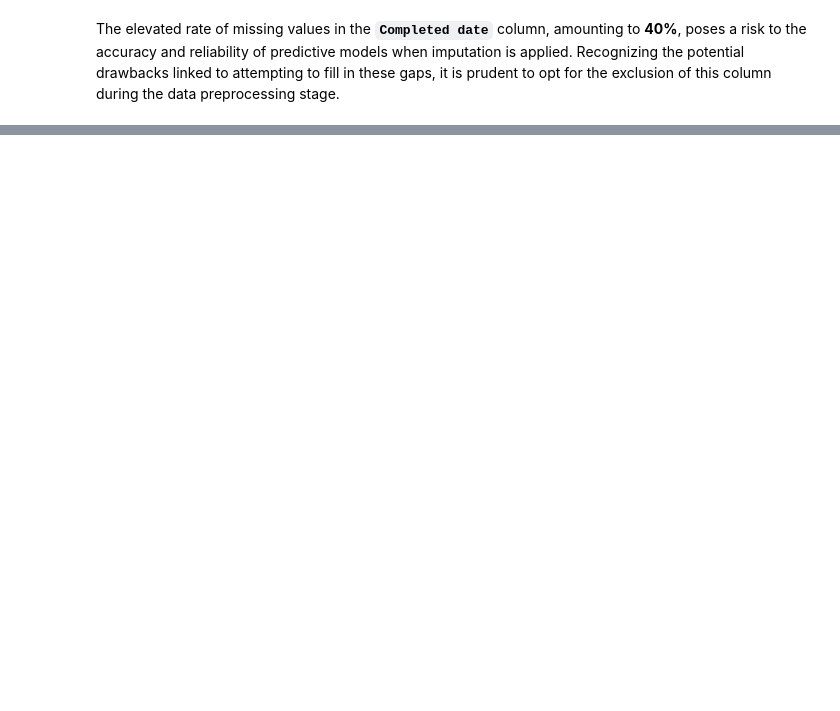
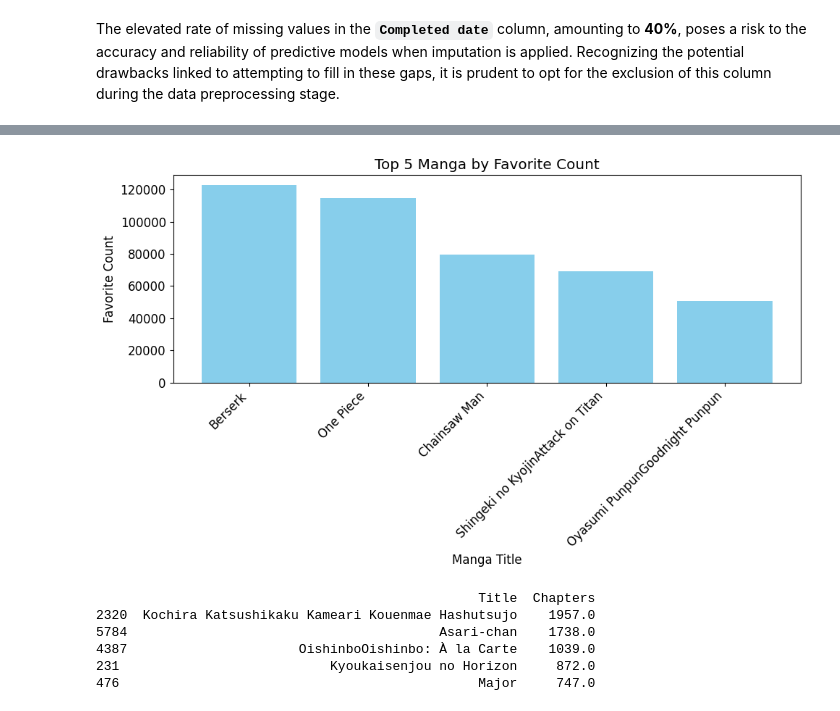
Before and after one commit to duongtruongbinh/IntroDS_FinalProject, a Jupyter notebook: src/Data_Exploration_and_PreProcessing.ipynb, the cells around one changed output, grey strips where cells are left out. Cells and saved outputs as stored; diff of their text form; code cells hidden in the pictures; blank space fills up the shorter version.

```diff
--- a/src/Data_Exploration_and_PreProcessing.ipynb
+++ b/src/Data_Exploration_and_PreProcessing.ipynb
@@ -590,0 +814,27 @@ manga_df.to_csv('../data/processed_comic.csv', index=False)
+# %%
+
+top_5_manga = manga_df.nlargest(5, 'Favorite')
+
+# Plotting
+plt.figure(figsize=(10, 6))
+plt.bar(top_5_manga['Title'], top_5_manga['Favorite'], color='skyblue')
+plt.title('Top 5 Manga by Favorite Count')
+plt.xlabel('Manga Title')
+plt.ylabel('Favorite Count')
+plt.xticks(rotation=45, ha='right')  # Rotate x-axis labels for better readability
+plt.tight_layout()
+
+# Show the plot
+plt.show()
+# %% [output]
+[figure, added]
+# %%
+top_5_manga = manga_df.nlargest(5, 'Chapters')
+print(top_5_manga[['Title','Chapters']])
+# %% [output]
+                                                 Title  Chapters
+2320  Kochira Katsushikaku Kameari Kouenmae Hashutsujo    1957.0
+5784                                        Asari-chan    1738.0
+4387                      OishinboOishinbo: À la Carte    1039.0
+231                           Kyoukaisenjou no Horizon     872.0
+476                                              Major     747.0
```
Also changed, not shown: parts of 23 cells of this notebook, 1 other file.
